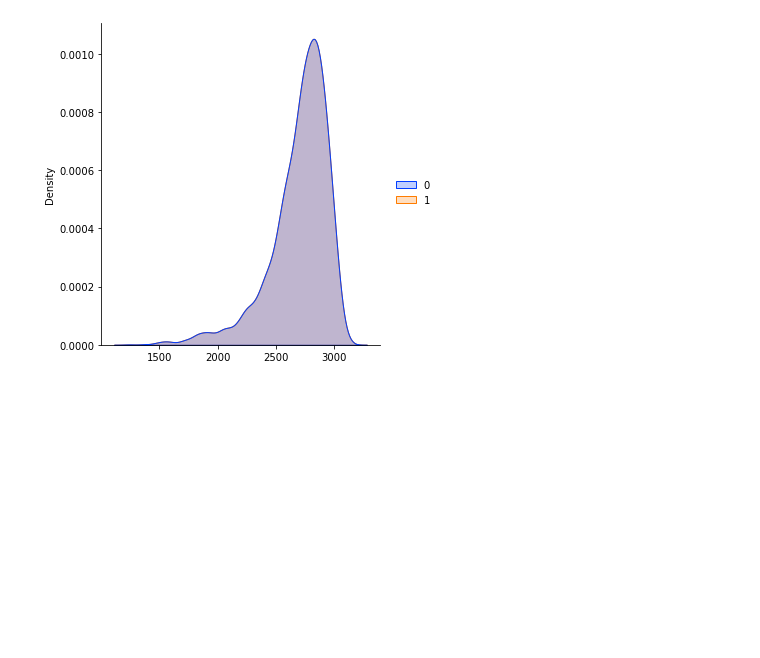
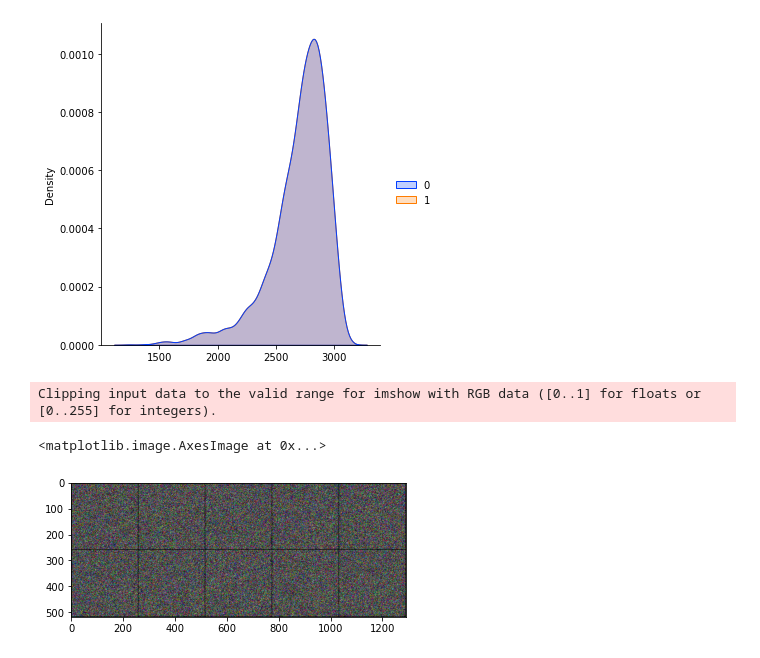
Before and after one commit to hoknshin/MOOD, a Jupyter notebook: mood.ipynb, the cells around one changed output. Drawn from its saved outputs; the diff is of its cells as text; code cells hidden in the pictures; blank space fills up the shorter version.

```diff
--- a/mood.ipynb
+++ b/mood.ipynb
@@ -320,3 +413,24 @@ plt.show()
 # %% [output]
 <seaborn.axisgrid.FacetGrid at 0x...>
 [figure]
+# %%
+import torchvision
+import torch
+import matplotlib.pyplot as plt
+
+# sample input (10 RGB images containing just Gaussian Noise)
+batch_tensor = torch.randn(*(10, 3, 256, 256))   # (N, C, H, W)
+
+# make grid (2 rows and 5 columns) to display our 10 images
+grid_img = torchvision.utils.make_grid(batch_tensor, nrow=5)
+
+# check shape
+grid_img.shape
+torch.Size([3, 518, 1292])
+
+# reshape and plot (because MPL needs channel as the last dimension)
+plt.imshow(grid_img.permute(1, 2, 0))
+# %% [output]
+Clipping input data to the valid range for imshow with RGB data ([0..1] for floats or [0..255] for integers).
+<matplotlib.image.AxesImage at 0x...>
+[figure, added]
```
Also changed, not shown: parts of 8 cells of this notebook, 4 other files.
